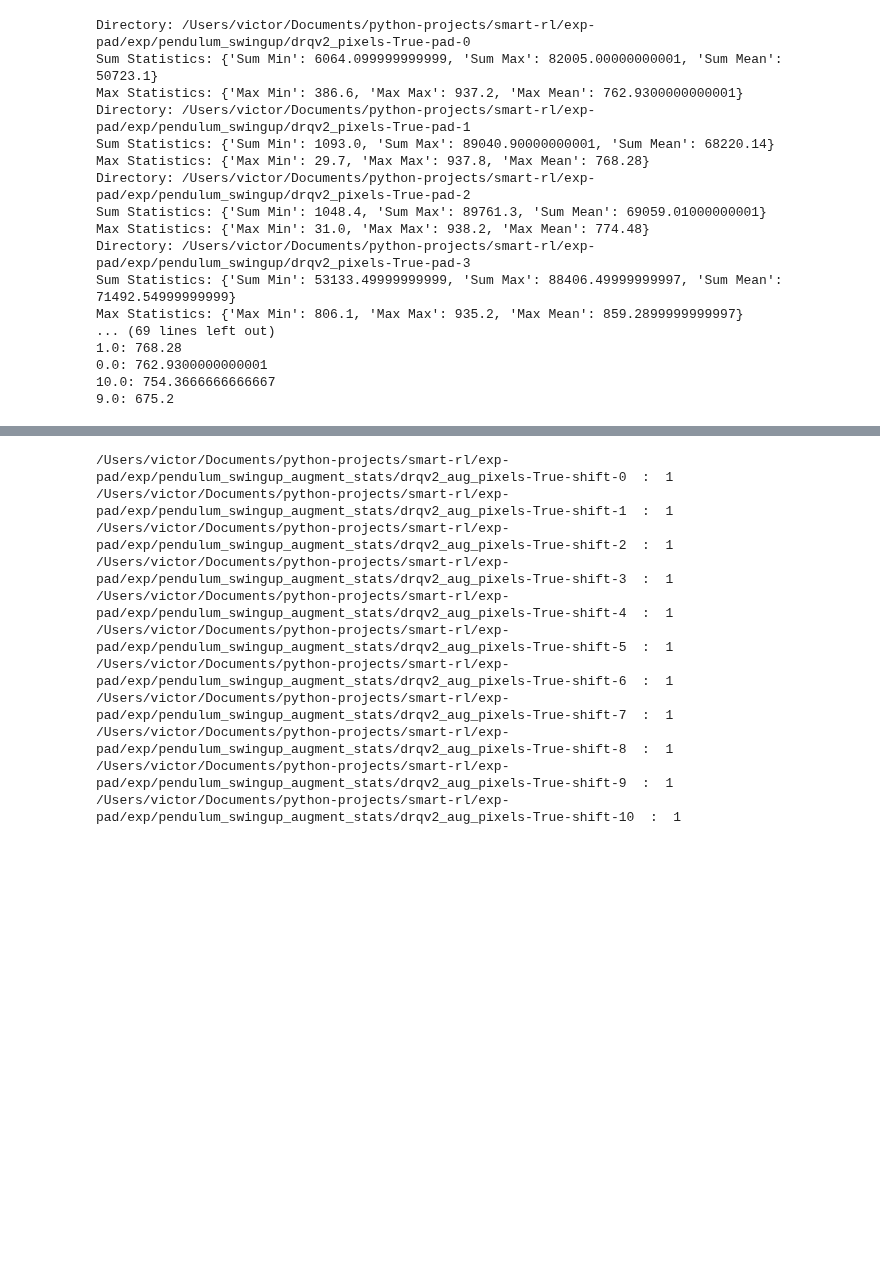
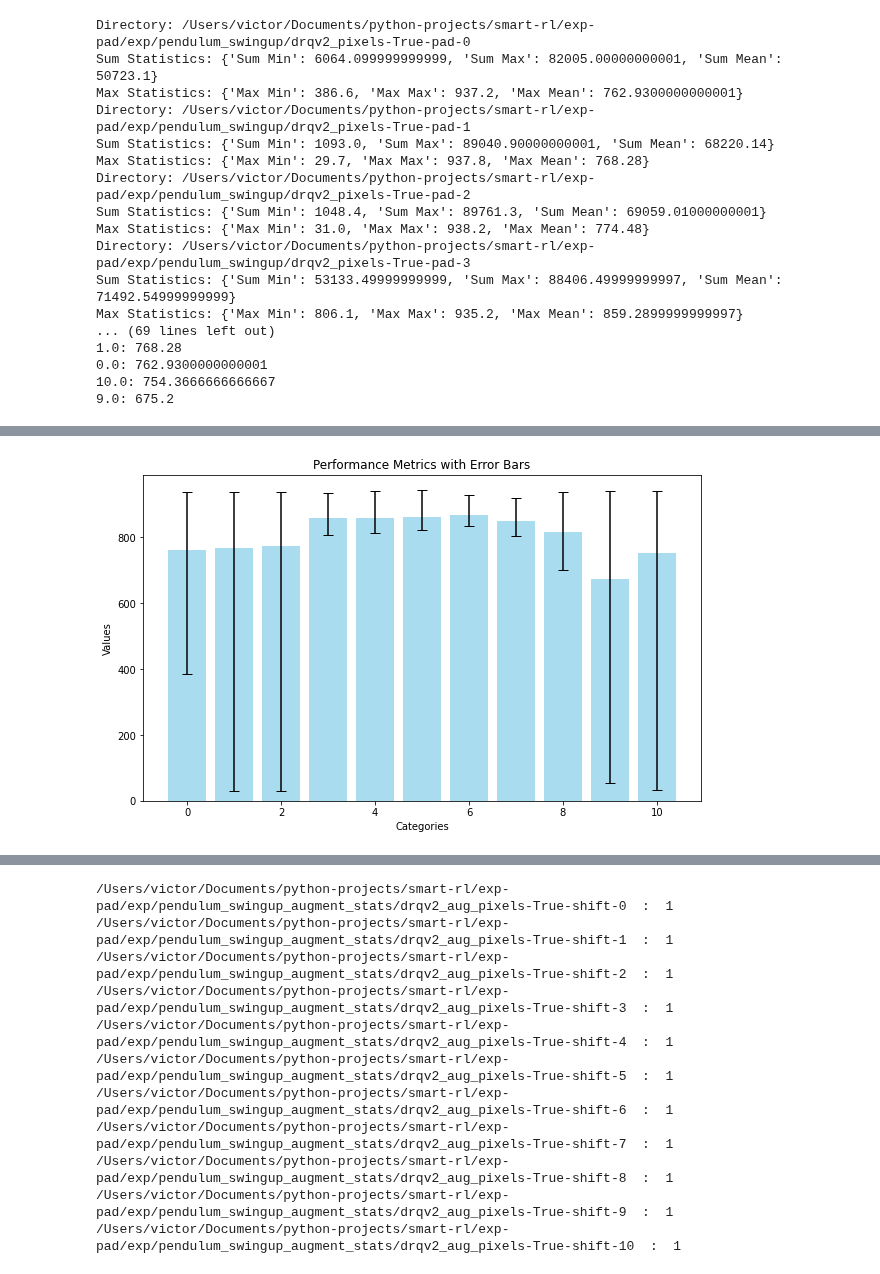
Before and after one commit to vBarbaros/smart-rl, a Jupyter notebook: notebooks/exp-pad-all-stats-pendulum-swingup.ipynb, the cells around one changed output, grey strips where cells are left out. Cells and saved outputs as stored; diff of their text form; code cells hidden in the pictures; blank space fills up the shorter version.

```diff
--- a/notebooks/exp-pad-all-stats-pendulum-swingup.ipynb
+++ b/notebooks/exp-pad-all-stats-pendulum-swingup.ipynb
@@ -83,0 +127,95 @@ Max Statistics: {'Max Min': 806.1, 'Max Max': 935.2, 'Max Mean': 859.28999999999
+# %%
+import matplotlib.pyplot as plt
+import numpy as np
+
+# Sample data with mean, min, and max values for each category
+print("\n...printing Max over Maxes")
+min_vals_over_max_performance = proc.extract_stat(summary_statistics, stat_name='Max Min', stat_type='Max Statistics')
+mean_vals_over_max_performance = proc.extract_stat(summary_statistics, stat_name='Max Mean', stat_type='Max Statistics')
+max_vals_over_max_performance = proc.extract_stat(summary_statistics, stat_name='Max Max', stat_type='Max Statistics')
+
+categories = list(max_vals_over_max_performance.keys())
+mean_vals = list(mean_vals_over_max_performance.values())
+min_vals = list(min_vals_over_max_performance.values())
+max_vals = list(max_vals_over_max_performance.values())
+
+# Calculate error values (difference between mean and min/max)
+lower_error = np.array(mean_vals) - np.array(min_vals)
+upper_error = np.array(max_vals) - np.array(mean_vals)
+errors = [lower_error, upper_error]
+
+# Plotting the bar plot with error bars
+plt.figure(figsize=(10, 6))
+plt.bar(categories, mean_vals, yerr=errors, capsize=5, color='skyblue', alpha=0.7, ecolor='black')
+plt.title('Performance Metrics with Error Bars')
+plt.xlabel('Categories')
+plt.ylabel('Values')
+plt.show()
+
+
+# Scatter Plot with Error Bars
+plt.figure(figsize=(10, 6))
+plt.errorbar(categories, mean_vals, yerr=errors, fmt='o', ecolor='black', capsize=5, label='Mean with Min-Max Range')
+plt.title('Scatter Plot with Error Bars')
+plt.xlabel('Categories')
+plt.ylabel('Values')
+plt.legend()
+plt.show()
+
+# Line Plot with Shaded Error Region
+plt.figure(figsize=(10, 6))
+plt.plot(categories, mean_vals, marker='o', color='b', label='Mean')
+plt.fill_between(categories, min_vals, max_vals, color='b', alpha=0.2, label='Min-Max Range')
+plt.title('Line Plot with Shaded Error Region')
+plt.xlabel('Categories')
+plt.ylabel('Values')
+plt.legend()
+plt.show()
+
+
+
+
+# Sample data with mean, min, and max values for each category
+print("\n...printing Max over Maxes")
+min_vals_over_sum_performance = proc.extract_stat(summary_statistics, stat_name='Sum Min', stat_type='Sum Statistics')
+mean_vals_over_sum_performance = proc.extract_stat(summary_statistics, stat_name='Sum Mean', stat_type='Sum Statistics')
+max_vals_over_sum_performance = proc.extract_stat(summary_statistics, stat_name='Sum Max', stat_type='Sum Statistics')
+
+categories = list(min_vals_over_sum_performance.keys())
+mean_sum_vals = list(mean_vals_over_sum_performance.values())
+min_sum_vals = list(min_vals_over_sum_performance.values())
+max_sum_vals = list(max_vals_over_sum_performance.values())
+
+# Calculate error values (difference between mean and min/max)
+lower_error = np.array(mean_sum_vals) - np.array(min_sum_vals)
+upper_error = np.array(max_sum_vals) - np.array(mean_sum_vals)
+errors = [lower_error, upper_error]
+
+# Plotting the bar plot with error bars
+plt.figure(figsize=(10, 6))
+plt.bar(categories, mean_sum_vals, yerr=errors, capsize=5, color='skyblue', alpha=0.7, ecolor='black')
+plt.title('Performance Metrics with Error Bars')
+plt.xlabel('Categories')
+plt.ylabel('Values')
+plt.show()
+
+
+# Scatter Plot with Error Bars
+plt.figure(figsize=(10, 6))
+plt.errorbar(categories, mean_sum_vals, yerr=errors, fmt='o', ecolor='black', capsize=5, label='Mean with Min-Max Range')
+plt.title('Scatter Plot with Error Bars')
+plt.xlabel('Categories')
+plt.ylabel('Values')
+plt.legend()
+plt.show()
+
+# Line Plot with Shaded Error Region
+plt.figure(figsize=(10, 6))
+plt.plot(categories, mean_sum_vals, marker='o', color='b', label='Mean')
+plt.fill_between(categories, min_sum_vals, max_sum_vals, color='b', alpha=0.2, label='Min-Max Range')
+plt.title('Line Plot with Shaded Error Region')
+plt.xlabel('Categories')
+plt.ylabel('Values')
+plt.legend()
+plt.show()
+# %% [output]
@@ -83,0 +223 @@ Max Statistics: {'Max Min': 806.1, 'Max Max': 935.2, 'Max Mean': 859.28999999999
+[figure, added]
```
Also changed, not shown: parts of 2 cells of this notebook, 5 other files.
